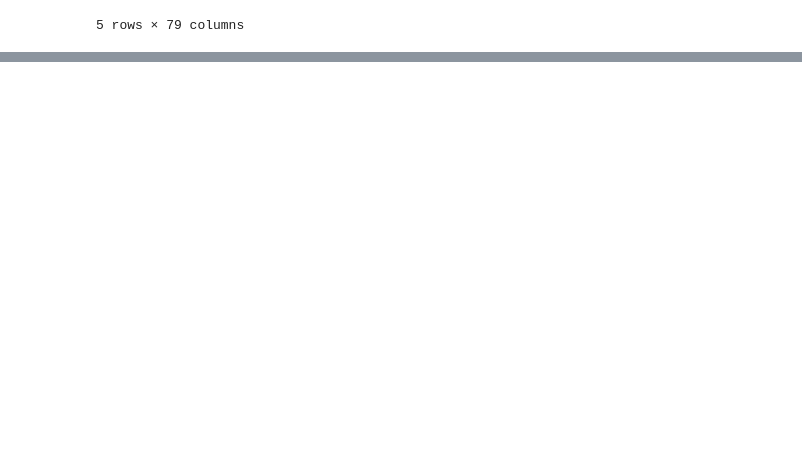
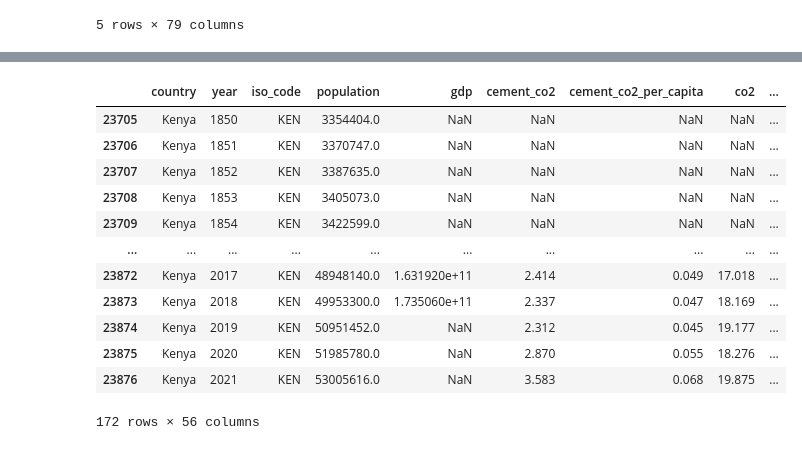
Before and after one commit to Purity-Wanjiku/Hack4Climate, a Jupyter notebook: hack4climate.ipynb, the cells around one changed output, grey strips where cells are left out. Saved outputs shown, nothing was run; the diff lists cells and outputs as text; code cells hidden in the pictures; blank space fills up the shorter version.

```diff
--- a/hack4climate.ipynb
+++ b/hack4climate.ipynb
@@ -143,0 +156,11 @@ We observe that the data has a very large number of null values therefore lets t
+# %%
+# Set the threshold for missing values (e.g., 50%)
+threshold = 60
+
+# Calculate the percentage of NaN values for each column
+nan_percentage_kenya = (kenya_data.isna().mean() * 100).round(2)
+
+# Filter and display columns with missing values above the threshold
+columns_above_threshold_kenya = nan_percentage_kenya[nan_percentage_kenya > threshold]
+print(f"Columns with missing values above {threshold}%:")
+print(columns_above_threshold_kenya)
@@ -143,0 +201,16 @@ We observe that the data has a very large number of null values therefore lets t
+# %%
+kenya_data.drop(columns=columns_above_threshold_kenya.index)
+# %% [output]
+|  | country | year | iso_code | population | gdp | cement_co2 | cement_co2_per_capita | co2 | ... |
+| 23705 | Kenya | 1850 | KEN | 3354404.0 | NaN | NaN | NaN | NaN | ... |
+| 23706 | Kenya | 1851 | KEN | 3370747.0 | NaN | NaN | NaN | NaN | ... |
+| 23707 | Kenya | 1852 | KEN | 3387635.0 | NaN | NaN | NaN | NaN | ... |
+| 23708 | Kenya | 1853 | KEN | 3405073.0 | NaN | NaN | NaN | NaN | ... |
+| 23709 | Kenya | 1854 | KEN | 3422599.0 | NaN | NaN | NaN | NaN | ... |
+| ... | ... | ... | ... | ... | ... | ... | ... | ... | ... |
+| 23872 | Kenya | 2017 | KEN | 48948140.0 | 1.631920e+11 | 2.414 | 0.049 | 17.018 | ... |
+| 23873 | Kenya | 2018 | KEN | 49953300.0 | 1.735060e+11 | 2.337 | 0.047 | 18.169 | ... |
+| 23874 | Kenya | 2019 | KEN | 50951452.0 | NaN | 2.312 | 0.045 | 19.177 | ... |
+| 23875 | Kenya | 2020 | KEN | 51985780.0 | NaN | 2.870 | 0.055 | 18.276 | ... |
+| 23876 | Kenya | 2021 | KEN | 53005616.0 | NaN | 3.583 | 0.068 | 19.875 | ... |
+172 rows × 56 columns
```
Also changed, not shown: parts of 18 cells of this notebook, 2 other files.
